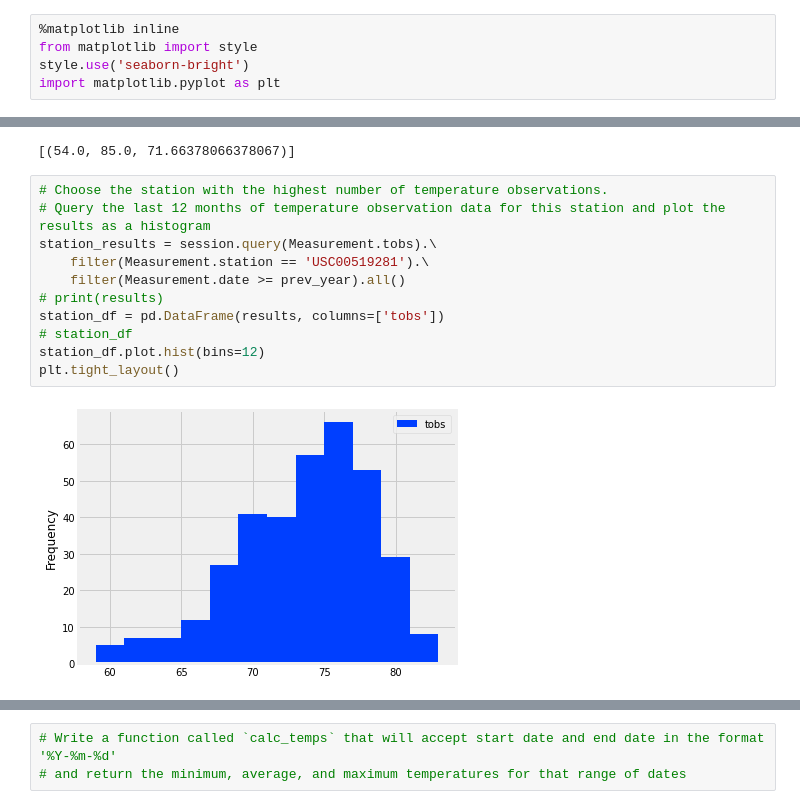
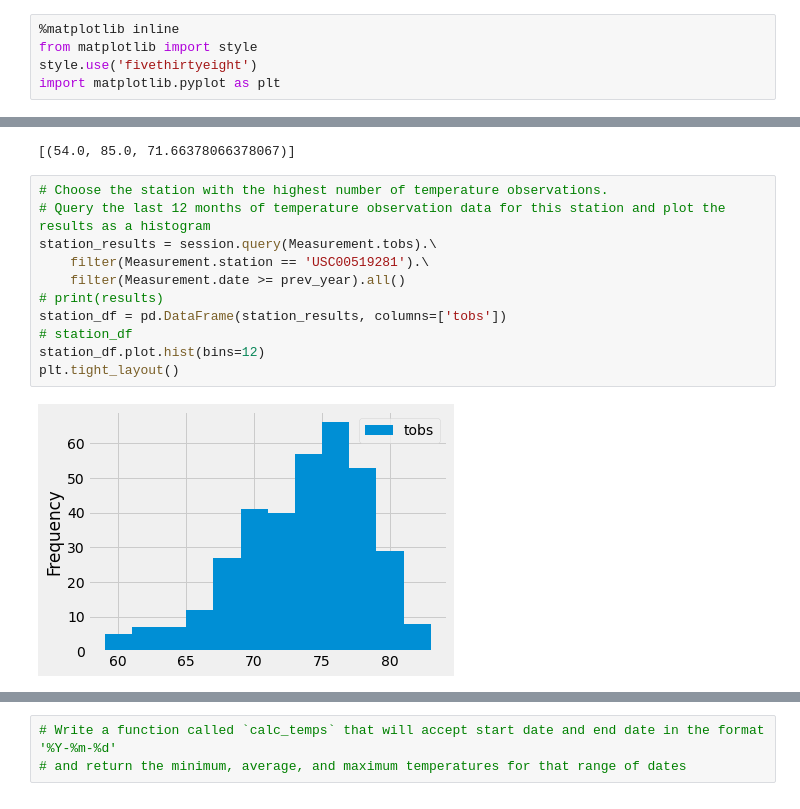
Before and after one commit to trosie3/surfs_up, a Jupyter notebook: climate_analysis.ipynb, the cells around one changed output, grey strips where cells are left out. Drawn from its saved outputs; the diff is of its cells as text.

```diff
--- a/climate_analysis.ipynb
+++ b/climate_analysis.ipynb
@@ -1,7 +1,7 @@
 # %%
 %matplotlib inline
 from matplotlib import style
-style.use('seaborn-bright')
+style.use('fivethirtyeight')
 import matplotlib.pyplot as plt
 # %%
 import numpy as np
@@ -101,13 +101,13 @@ session.query(func.min(Measurement.tobs), func.max(Measurement.tobs), func.avg(M
 # %%
 # Choose the station with the highest number of temperature observations.
 # Query the last 12 months of temperature observation data for this station and plot the results as a histogram
 station_results = session.query(Measurement.tobs).\
     filter(Measurement.station == 'USC00519281').\
     filter(Measurement.date >= prev_year).all()
 # print(results)
-station_df = pd.DataFrame(results, columns=['tobs'])
+station_df = pd.DataFrame(station_results, columns=['tobs'])
 # station_df
 station_df.plot.hist(bins=12)
 plt.tight_layout()
 # %% [output]
-[figure, old version]
+[figure, new version]
```
Also changed, not shown: parts of 3 cells of this notebook, 2 other files.
